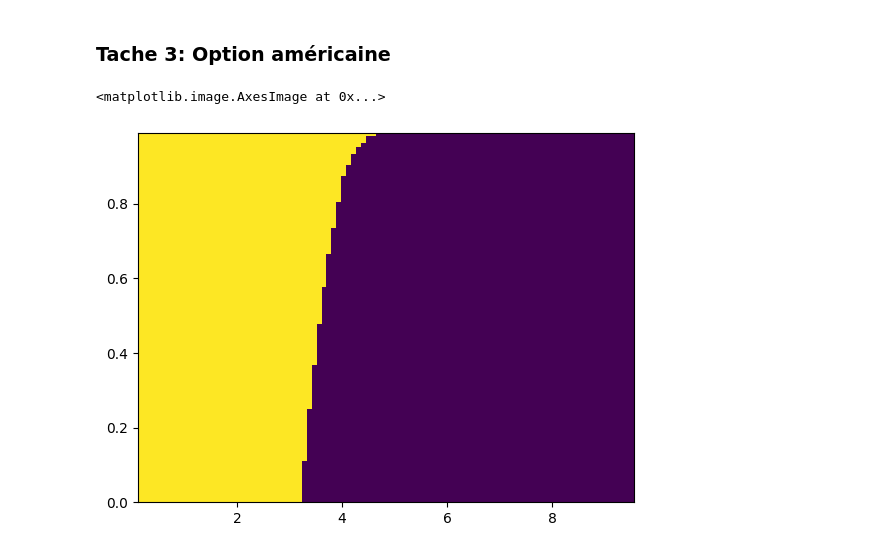
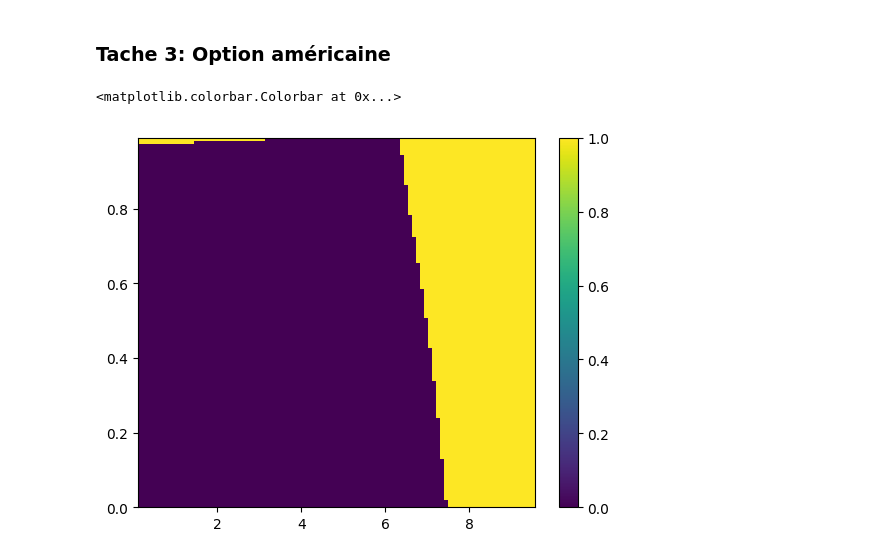
Before and after one commit to mohameml/EDP-ENSIMAG, a Jupyter notebook: TP2/rapport.ipynb, the cells around one changed output. Saved outputs shown, nothing was run; the diff lists cells and outputs as text; code cells hidden in the pictures.

```diff
--- a/TP2/rapport.ipynb
+++ b/TP2/rapport.ipynb
@@ -34,21 +34,21 @@ def GSP(alpha , beta , gamma , B , G, x_0 , epsilon , K) :
     - res : solution approximative.
     - k : nombre d'itérations effectuées.
     """
-    # def psi(X) :
-    #     n = X.shape[0]
-    #     Z = np.zeros(n)
-    #     Z[0] = max((1/alpha)*(B[0] - beta*X[1]) , G[0])
-    #     for i in range(1,n-1):
-    #         Z[i] = max((1/alpha)*(B[i] - gamma*Z[i-1]- beta*X[i+1]) , G[i])
+    def psi(X) :
+        n = X.shape[0]
+        Z = np.zeros(n)
+        Z[0] = max((1/alpha)*(B[0] - beta*X[1]) , G[0])
+        for i in range(1,n-1):
+            Z[i] = max((1/alpha)*(B[i] - gamma*Z[i-1]- beta*X[i+1]) , G[i])
 
-    #     Z[n-1] = max((1/alpha)*(B[n-1] - gamma*Z[n-2]) , G[n-1])
-    #     return Z
+        Z[n-1] = max((1/alpha)*(B[n-1] - gamma*Z[n-2]) , G[n-1])
+        return Z
 
     res = x_0
     k = 0
     while k <= K :
         res_prec = res
-        res = psi(res , alpha , beta , gamma , G , B)
+        res = psi(res)
         if np.linalg.norm(res - res_prec) / np.linalg.norm(res_prec) <= epsilon :
             return (res , k)
         k+=1
@@ -67,8 +67,8 @@ N = 100
 delta_X = 2/(N+1)
 B = np.zeros(N)
 G = np.array([g(-1 + n*delta_X) for n in range(1,N+1)])
-epsilon = 10e-4
-K_max = 1000
+epsilon = 10e-6
+K_max = 100000
 x_0 = np.ones(N)
 res , k  = GSP(alpha , beta , gamma , B , G, x_0 , epsilon , K_max)
 # print(res)
@@ -153,28 +153,30 @@ def payoff_put(S,K):
 # %%
 #test
 N = 100
 M = 100
 K = 1
 T = 1
 sigma = 0.5
 r = 0.02
 delta = 0.01
-epsilon = 10e-4
-K_max = 1000
+epsilon = 10e-12
+K_max = 10e6
 
 a = np.log(K/10)
 b = np.log(K*10)
 
 delta_x = (b-a)/(N+1)
 delta_t = T/M
 
-U,C = price_amr(N,M,K,T,sigma,r, delta, payoff_put,epsilon,K_max)
+U,C = price_amr(N,M,K,T,sigma,r, delta, payoff_call,epsilon,K_max)
 
 abs_x = [np.exp(a + i*delta_x) for i in range(1,N+1) ]
 ord_y = [T-i*delta_t for i in range(1,M+1) ]
 
 
 plt.imshow(C.T, aspect='auto', extent=[abs_x[0], abs_x[-1], ord_y[-1], ord_y[0]])
+
+plt.colorbar()
 # %% [output]
-<matplotlib.image.AxesImage at 0x...>
+<matplotlib.colorbar.Colorbar at 0x...>
-[figure, old version]
+[figure, new version]
```
Also changed, not shown: parts of 2 cells of this notebook, 1 other file.
